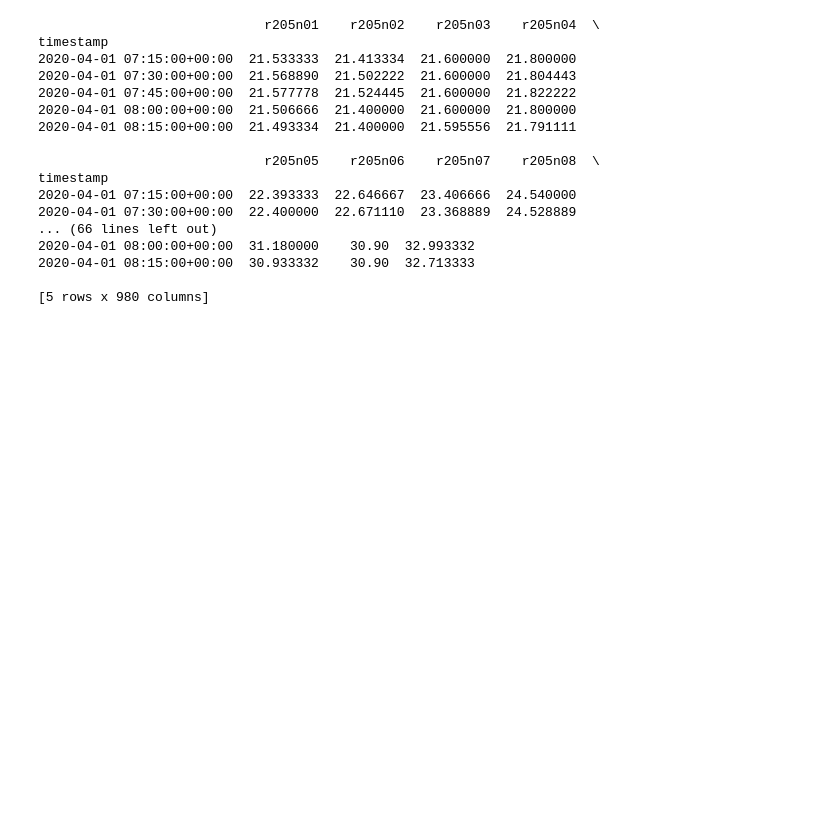
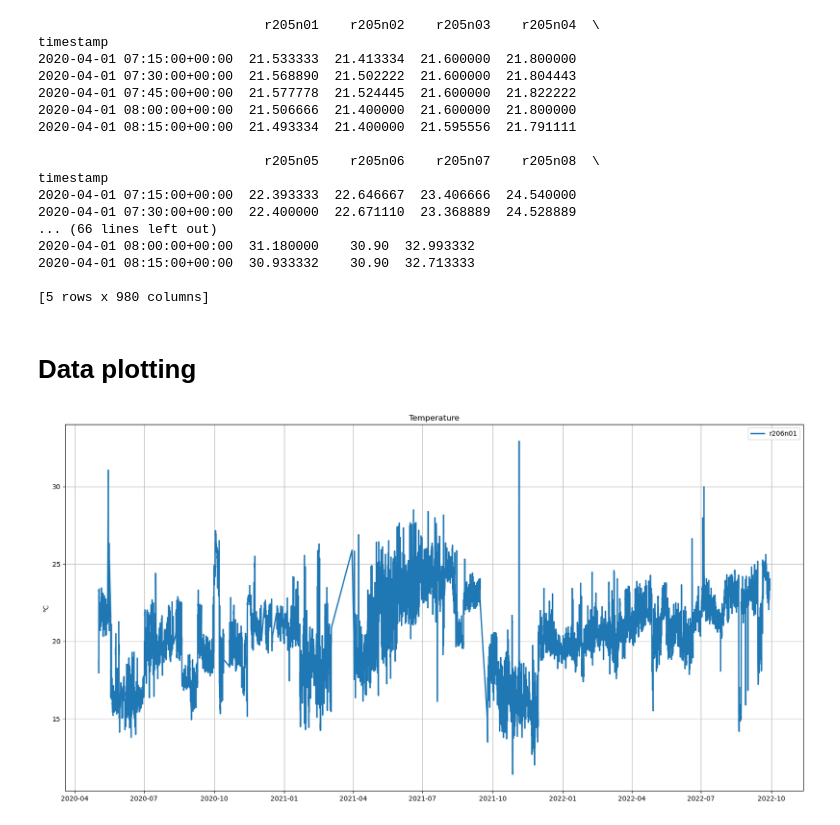
Before and after one commit to LSquarzoni/GreenTeam, a Jupyter notebook: TEMP_Dataset.ipynb, the cells around one changed output. Saved outputs shown, nothing was run; the diff lists cells and outputs as text; code cells hidden in the pictures; blank space fills up the shorter version.

```diff
--- a/TEMP_Dataset.ipynb
+++ b/TEMP_Dataset.ipynb
@@ -61,3 +63,5 @@ dataset_TEMP_in.to_csv(output_file, index_label='timestamp')
 
 output_file = '../TemperatureDataset_outlet.csv'
 dataset_TEMP_out.to_csv(output_file, index_label='timestamp')
+# %% [markdown]
+# Data plotting
@@ -63,0 +74,16 @@ dataset_TEMP_out.to_csv(output_file, index_label='timestamp')
+# %%
+# Function that plots a specific node or set of nodes
+def showplot(dataset_node, size, label):
+    plt.figure(figsize=size)
+    plt.tight_layout()
+    plt.grid(True)
+    plt.ylabel('°C')
+    plt.title('Temperature')
+    plt.plot(dataset_node, linewidth=2, label=label)
+    plt.legend()
+    plt.show
+# %%
+# Plotting specific nodes in time
+showplot(dataset_TEMP_in['r206n01'], (20,10), 'r206n01')
+# %% [output]
+[figure, added]
```
Also changed, not shown: parts of 4 cells of this notebook, 1 other file.
